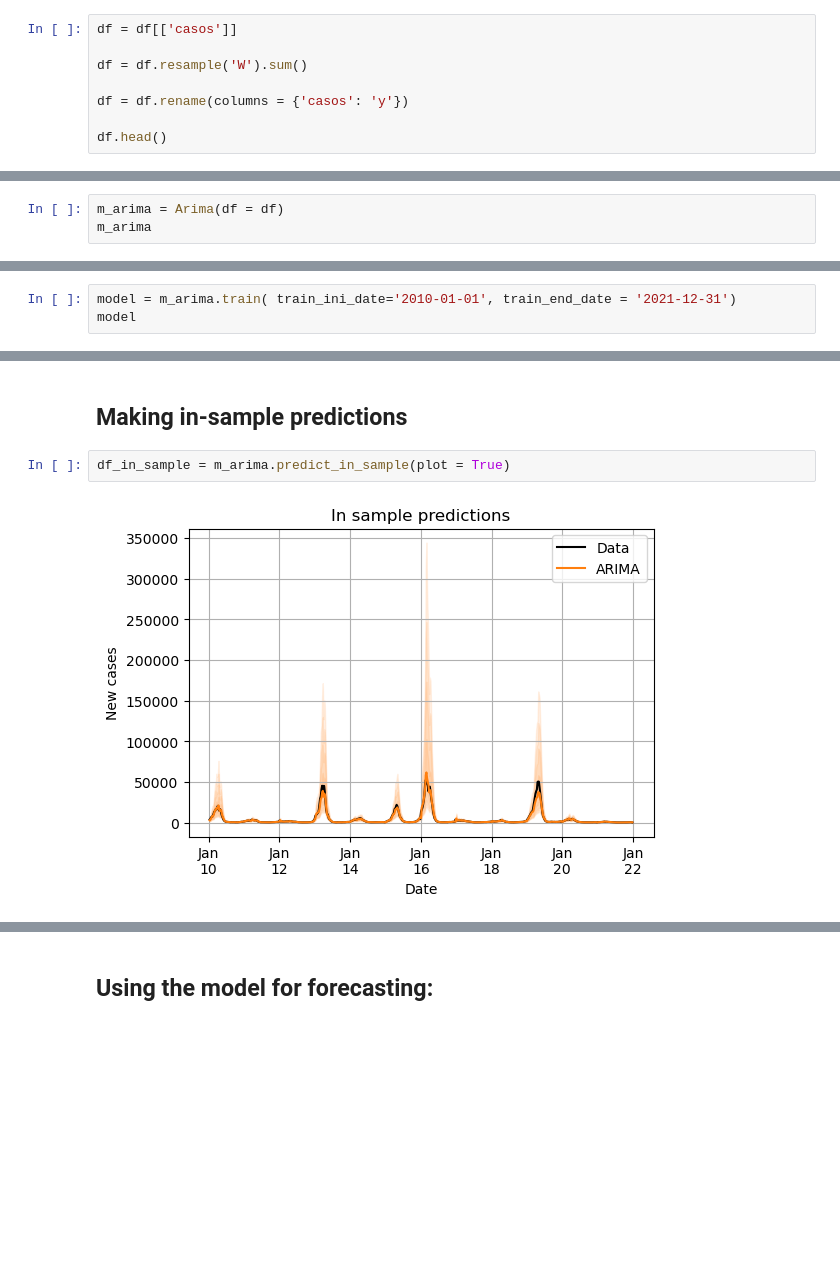
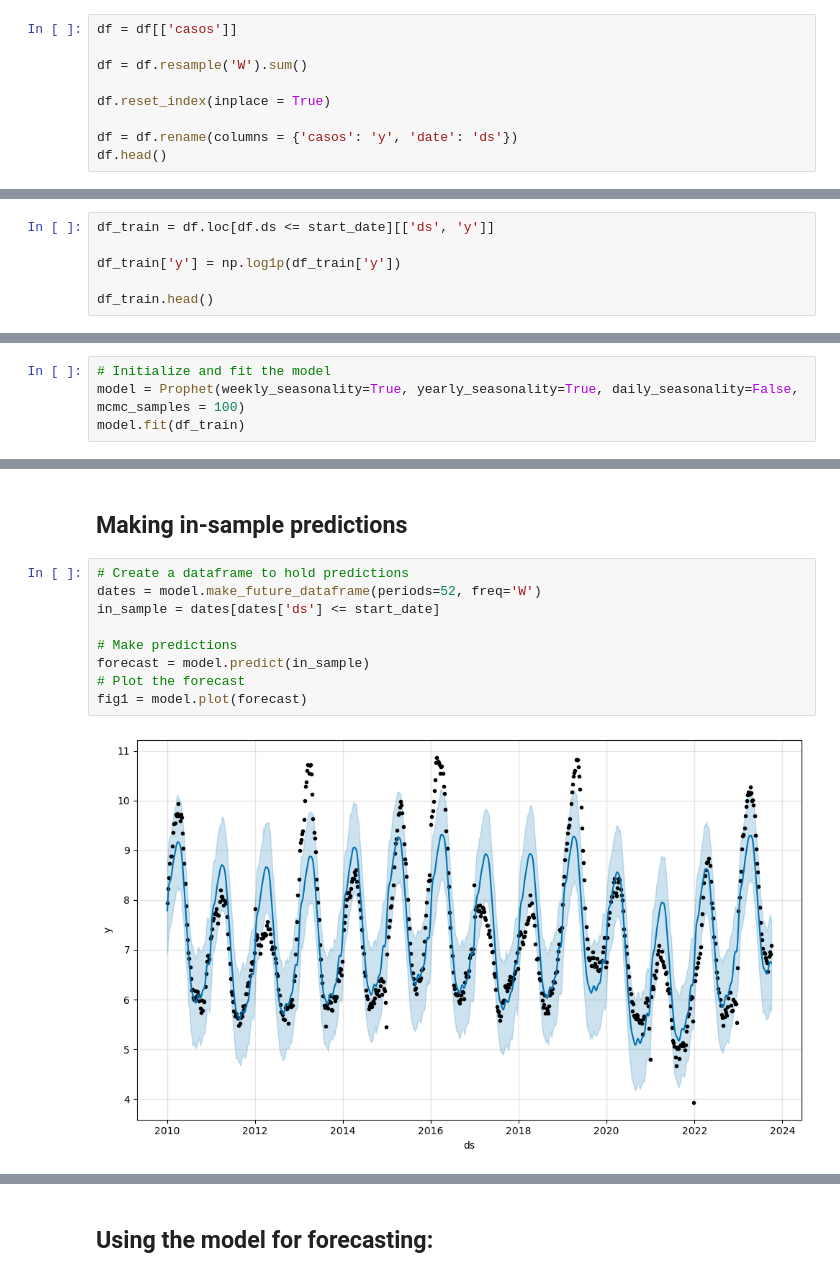
Before and after one commit to Mosqlimate-project/sprint-template-2025, a Jupyter notebook: Demo Notebooks/Python demo.ipynb, the cells around one changed output, grey strips where cells are left out. Saved outputs shown, nothing was run; the diff lists cells and outputs as text; blank space fills up the shorter version.

Commit message:
Update to use Prophet as base model

```diff
--- a/Demo Notebooks/Python demo.ipynb
+++ b/Demo Notebooks/Python demo.ipynb
@@ -39,7 +48,8 @@ df = df[['casos']]
 
 df = df.resample('W').sum()
 
-df = df.rename(columns = {'casos': 'y'})
+df.reset_index(inplace = True)
 
+df = df.rename(columns = {'casos': 'y', 'date': 'ds'})
 df.head()
 # %% [output]
@@ -52,0 +64,6 @@ df.head()
+# %%
+df_train = df.loc[df.ds <= start_date][['ds', 'y']]
+
+df_train['y'] = np.log1p(df_train['y'])
+
+df_train.head()
@@ -53,6 +86,7 @@ df.head()
 # %% [markdown]
 Let's define and train the model:
 # %%
-m_arima = Arima(df = df)
-m_arima
+# Initialize and fit the model
+model = Prophet(weekly_seasonality=True, yearly_seasonality=True, daily_seasonality=False, mcmc_samples = 100)
+model.fit(df_train)
 # %% [output]
@@ -60,3 +115,0 @@ m_arima
-# %%
-model = m_arima.train( train_ini_date='2010-01-01', train_end_date = '2021-12-31')
-model
@@ -83,6 +116,13 @@ ARIMA(maxiter=100, order=(2, 1, 2), scoring_args={}, suppress_warnings=True,
 # %% [markdown]
 ## Making in-sample predictions
 # %%
-df_in_sample = m_arima.predict_in_sample(plot = True)
+# Create a dataframe to hold predictions
+dates = model.make_future_dataframe(periods=52, freq='W')
+in_sample = dates[dates['ds'] <= start_date]
+
+# Make predictions
+forecast = model.predict(in_sample)
+# Plot the forecast
+fig1 = model.plot(forecast)
 # %% [output]
-[figure, old version]
+[figure, new version]
```
Also changed, not shown: parts of 24 cells of this notebook.
